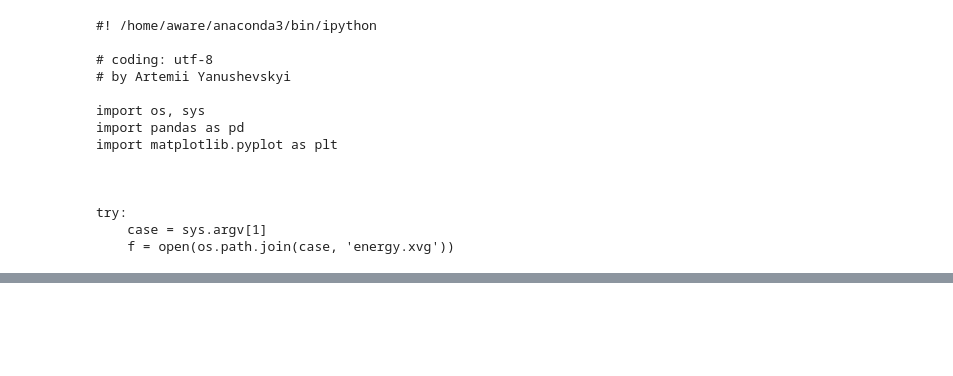
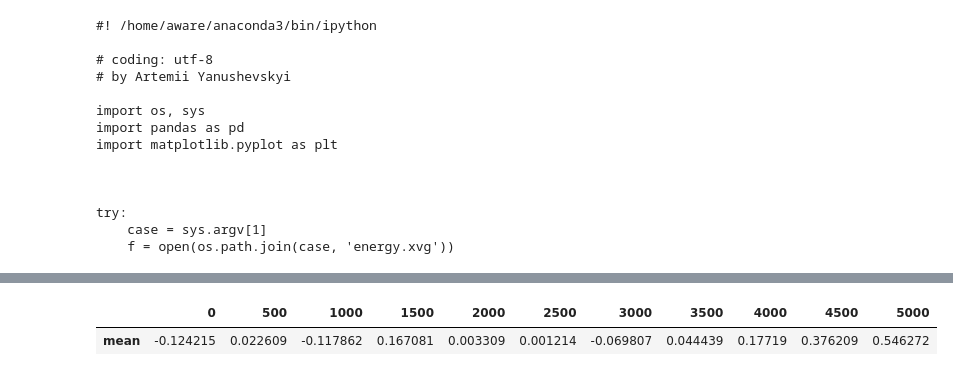
Before and after one commit to ikorotkin/gromacs_fhmd, a Jupyter notebook: gmx_files/Graphs for Beta coef.ipynb, the cells around one changed output, grey strips where cells are left out. Cells and saved outputs as stored; diff of their text form; code cells hidden in the pictures; blank space fills up the shorter version.

```diff
--- a/gmx_files/Graphs for Beta coef.ipynb
+++ b/gmx_files/Graphs for Beta coef.ipynb
@@ -59,5 +42,3 @@ text
 # %%
 df = pd.read_csv('8k_atoms/beta_values.csv', header=None)
 # df = pd.DataFrame(df, columns=[1,2,3,4,5,0])
-# %%
-df = df.drop(range(17), axis=0).drop([5], axis=1)
@@ -68,2 +44,0 @@ Int64Index([0, 1, 2, 3, 4], dtype='int64')
-# %%
-df.columns = [800, 1800, 2800, 3800, 4800]
@@ -79,0 +76,4 @@ df.plot()
+# %%
+# stat.max().max()
+# df.drop([11], axis=1)
+df.columns = df.columns * 500
@@ -79,0 +85,5 @@ df.plot()
+# %%
+df.describe().loc[['mean']]
+# %% [output]
+|  | 0 | 500 | 1000 | 1500 | 2000 | 2500 | 3000 | 3500 | 4000 | 4500 | 5000 |
+| mean | -0.124215 | 0.022609 | -0.117862 | 0.167081 | 0.003309 | 0.001214 | -0.069807 | 0.044439 | 0.17719 | 0.376209 | 0.546272 |
```
Also changed, not shown: parts of 17 cells of this notebook, 6 other files.
